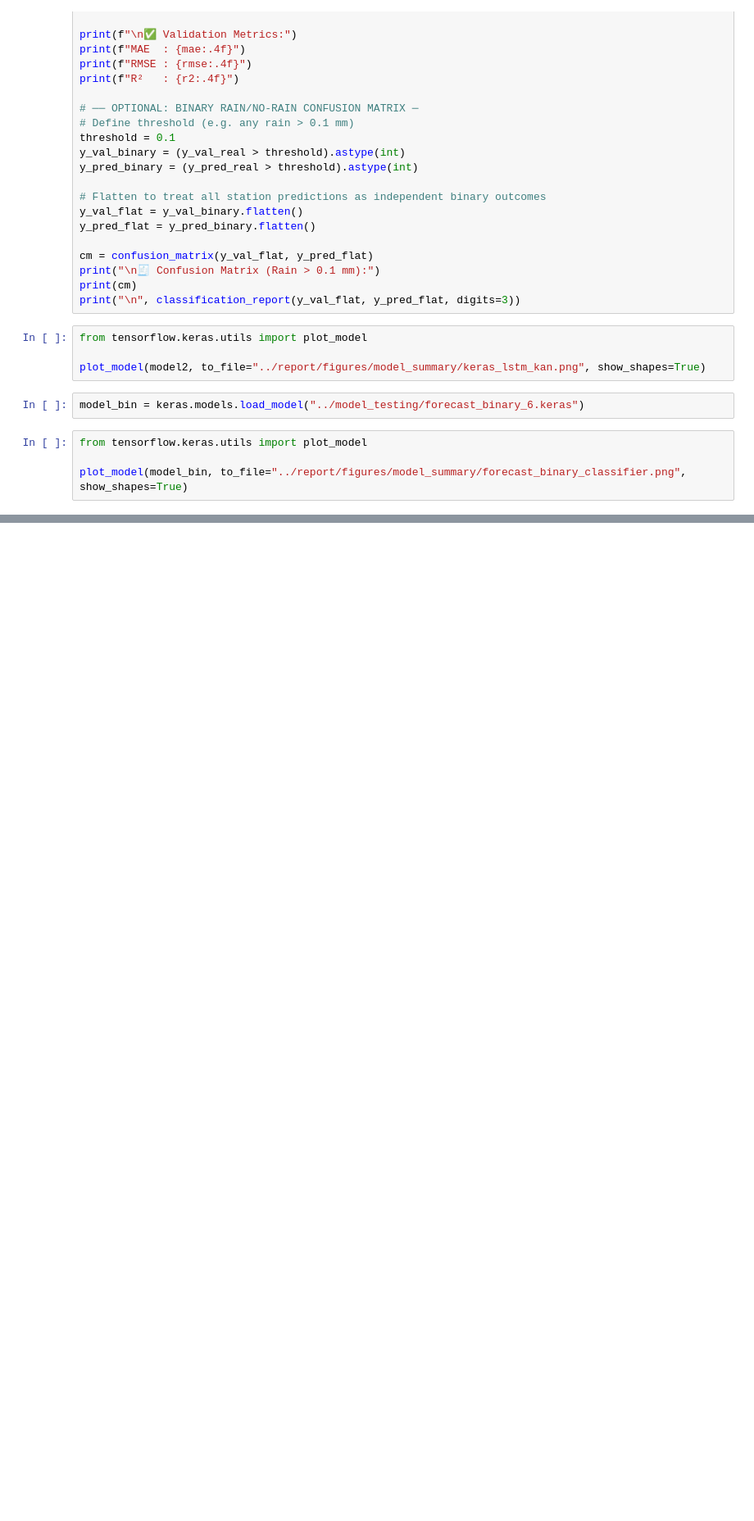
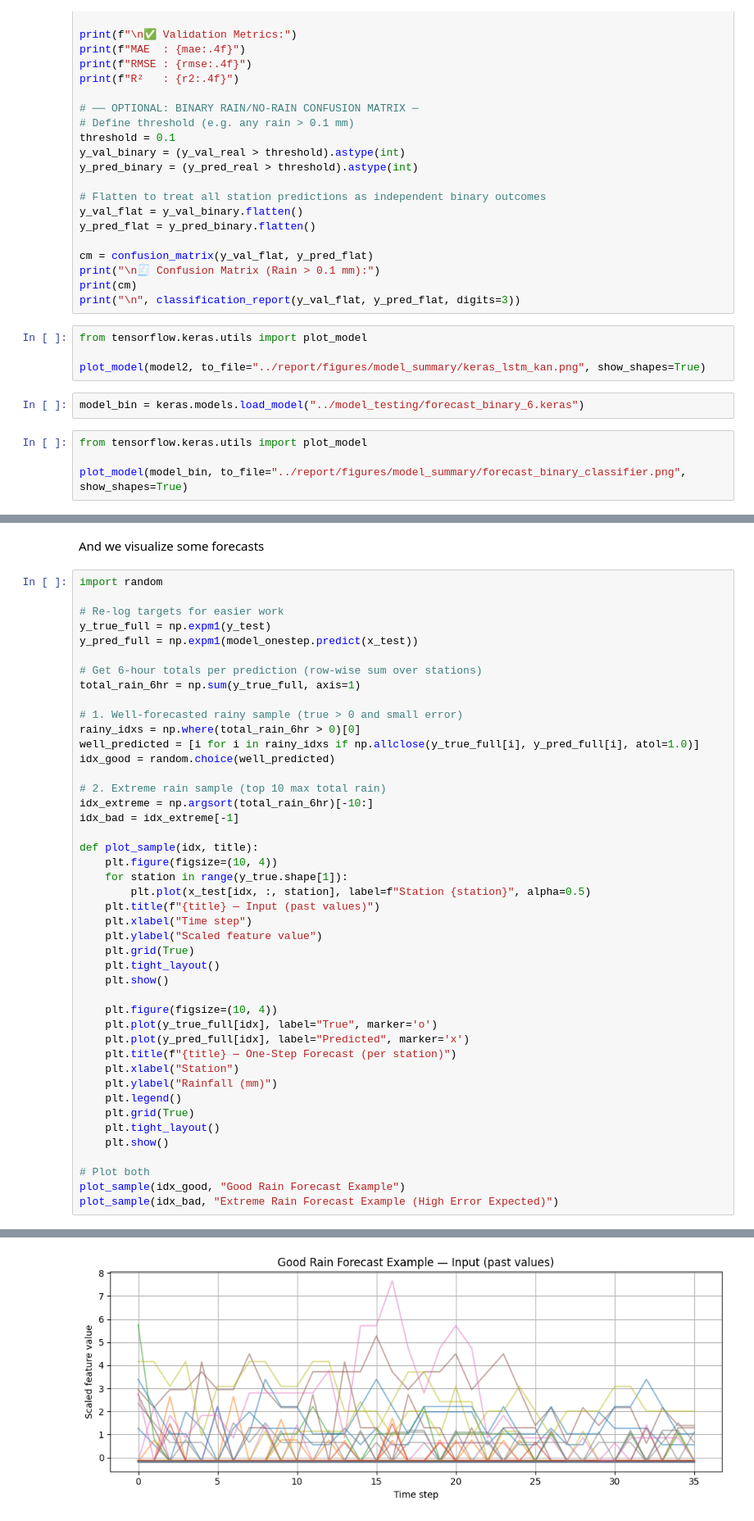
Before and after one commit to Elwin-Freudiger/MeteoThesis, a Jupyter notebook: model_testing/ts_keras.ipynb, the cells around one changed output, grey strips where cells are left out. Shown: that part at 82% size. Saved outputs shown, nothing was run; the diff lists cells and outputs as text; blank space fills up the shorter version.

```diff
--- a/model_testing/ts_keras.ipynb
+++ b/model_testing/ts_keras.ipynb
@@ -409,0 +592,47 @@ plot_model(model_bin, to_file="../report/figures/model_summary/forecast_binary_c
+# %% [markdown]
+And we visualize some forecasts
+# %%
+import random
+
+# Re-log targets for easier work
+y_true_full = np.expm1(y_test)
+y_pred_full = np.expm1(model_onestep.predict(x_test))
+
+# Get 6-hour totals per prediction (row-wise sum over stations)
+total_rain_6hr = np.sum(y_true_full, axis=1)
+
+# 1. Well-forecasted rainy sample (true > 0 and small error)
+rainy_idxs = np.where(total_rain_6hr > 0)[0]
+well_predicted = [i for i in rainy_idxs if np.allclose(y_true_full[i], y_pred_full[i], atol=1.0)]
+idx_good = random.choice(well_predicted)
+
+# 2. Extreme rain sample (top 10 max total rain)
+idx_extreme = np.argsort(total_rain_6hr)[-10:]
+idx_bad = idx_extreme[-1]
+
+def plot_sample(idx, title):
+    plt.figure(figsize=(10, 4))
+    for station in range(y_true.shape[1]):
+        plt.plot(x_test[idx, :, station], label=f"Station {station}", alpha=0.5)
+    plt.title(f"{title} — Input (past values)")
+    plt.xlabel("Time step")
+    plt.ylabel("Scaled feature value")
+    plt.grid(True)
+    plt.tight_layout()
+    plt.show()
+
+    plt.figure(figsize=(10, 4))
+    plt.plot(y_true_full[idx], label="True", marker='o')
+    plt.plot(y_pred_full[idx], label="Predicted", marker='x')
+    plt.title(f"{title} — One-Step Forecast (per station)")
+    plt.xlabel("Station")
+    plt.ylabel("Rainfall (mm)")
+    plt.legend()
+    plt.grid(True)
+    plt.tight_layout()
+    plt.show()
+
+# Plot both
+plot_sample(idx_good, "Good Rain Forecast Example")
+plot_sample(idx_bad, "Extreme Rain Forecast Example (High Error Expected)")
+# %% [output]
@@ -409,0 +640 @@ plot_model(model_bin, to_file="../report/figures/model_summary/forecast_binary_c
+[figure, added]
```
Also changed, not shown: parts of 17 cells of this notebook, 6 other files.
